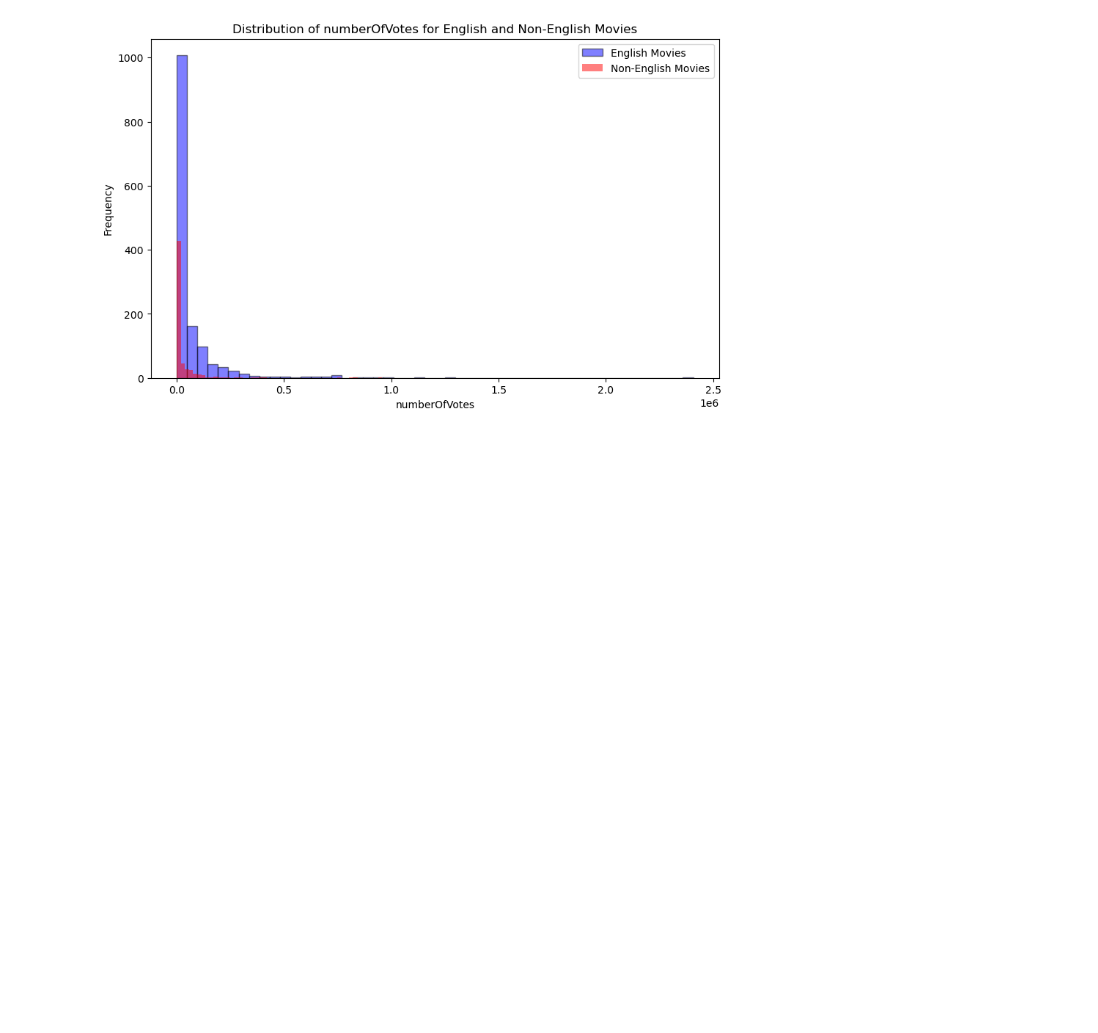
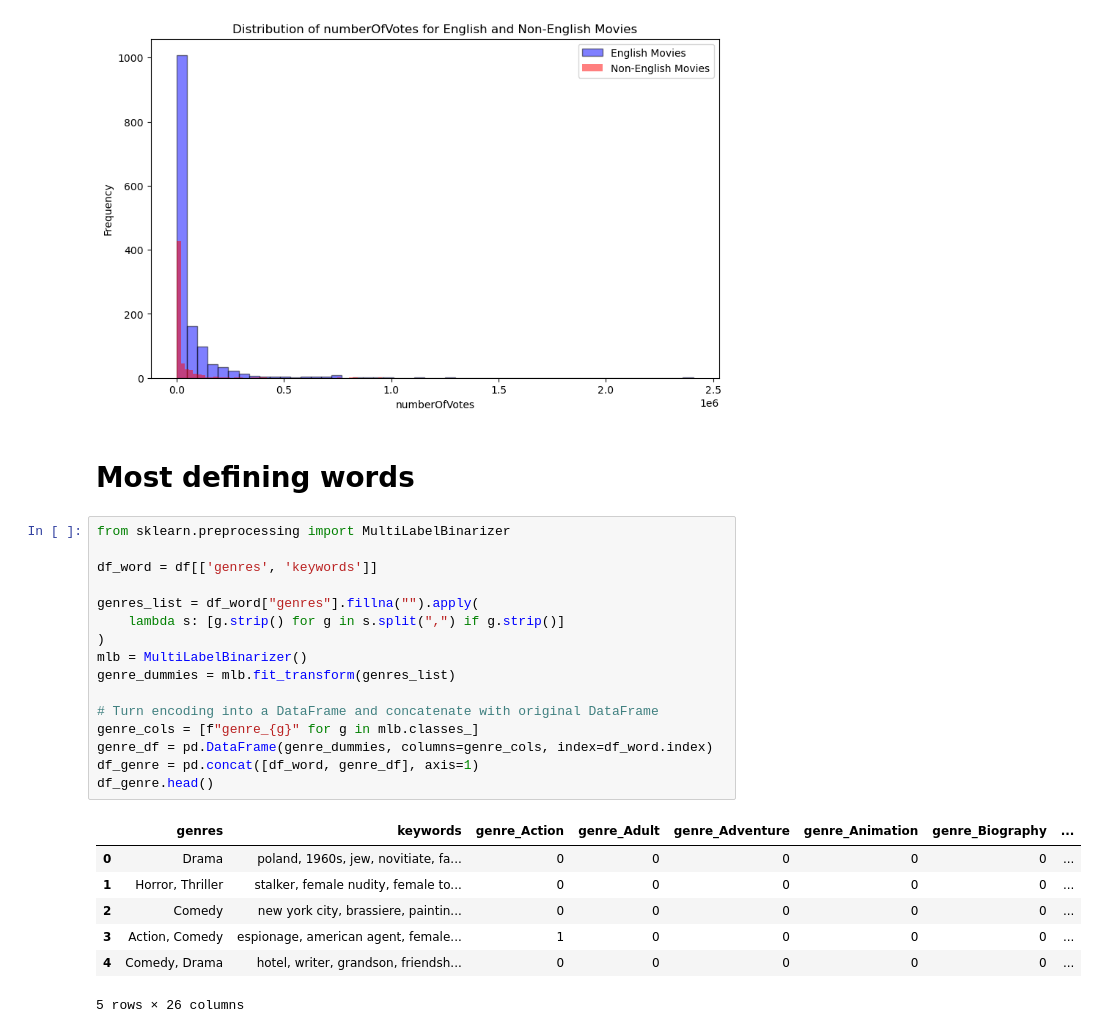
Before and after one commit to Husted42/businessAnalytics, a Jupyter notebook: 03 - Analytics to actions/data_explore.ipynb, the cells around one changed output. Saved outputs shown, nothing was run; the diff lists cells and outputs as text; blank space fills up the shorter version.

```diff
--- a/03 - Analytics to actions/data_explore.ipynb
+++ b/03 - Analytics to actions/data_explore.ipynb
@@ -78,3 +109,29 @@ T-statistic:  6.4266598906101455
 P-value:  1.6892944891254477e-10
 <matplotlib.legend.Legend at 0x...>
 [figure]
+# %% [markdown]
+# Most defining words
+# %%
+from sklearn.preprocessing import MultiLabelBinarizer
+
+df_word = df[['genres', 'keywords']]
+
+genres_list = df_word["genres"].fillna("").apply(
+    lambda s: [g.strip() for g in s.split(",") if g.strip()]
+)
+mlb = MultiLabelBinarizer()
+genre_dummies = mlb.fit_transform(genres_list)
+
+# Turn encoding into a DataFrame and concatenate with original DataFrame
+genre_cols = [f"genre_{g}" for g in mlb.classes_]
+genre_df = pd.DataFrame(genre_dummies, columns=genre_cols, index=df_word.index)
+df_genre = pd.concat([df_word, genre_df], axis=1)
+df_genre.head()
+# %% [output]
+|  | genres | keywords | genre_Action | genre_Adult | genre_Adventure | genre_Animation | genre_Biography | ... |
+| 0 | Drama | poland, 1960s, jew, novitiate, fa... | 0 | 0 | 0 | 0 | 0 | ... |
+| 1 | Horror, Thriller | stalker, female nudity, female to... | 0 | 0 | 0 | 0 | 0 | ... |
+| 2 | Comedy | new york city, brassiere, paintin... | 0 | 0 | 0 | 0 | 0 | ... |
+| 3 | Action, Comedy | espionage, american agent, female... | 1 | 0 | 0 | 0 | 0 | ... |
+| 4 | Comedy, Drama | hotel, writer, grandson, friendsh... | 0 | 0 | 0 | 0 | 0 | ... |
+5 rows × 26 columns
```
Also changed, not shown: parts of 11 cells of this notebook, 4 other files.
